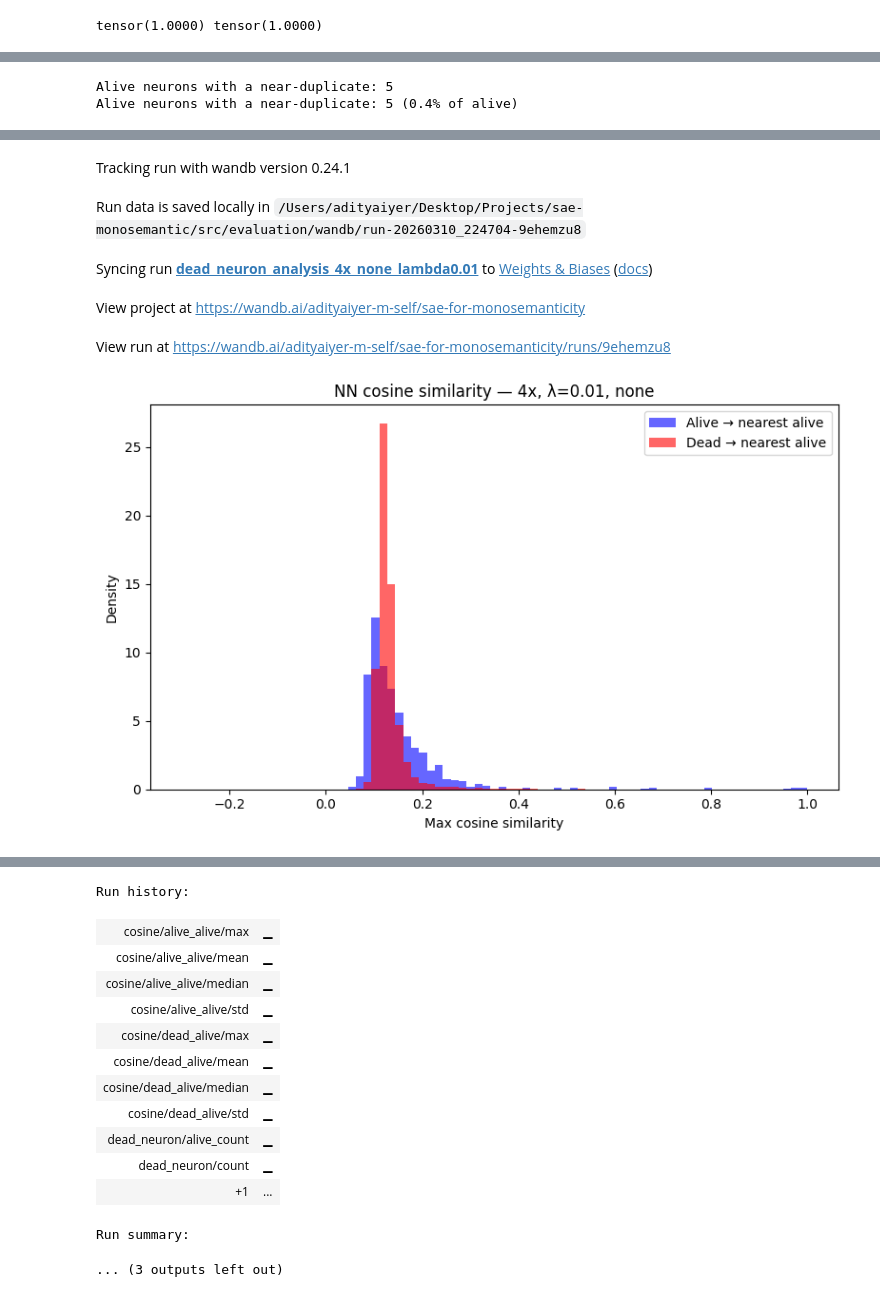
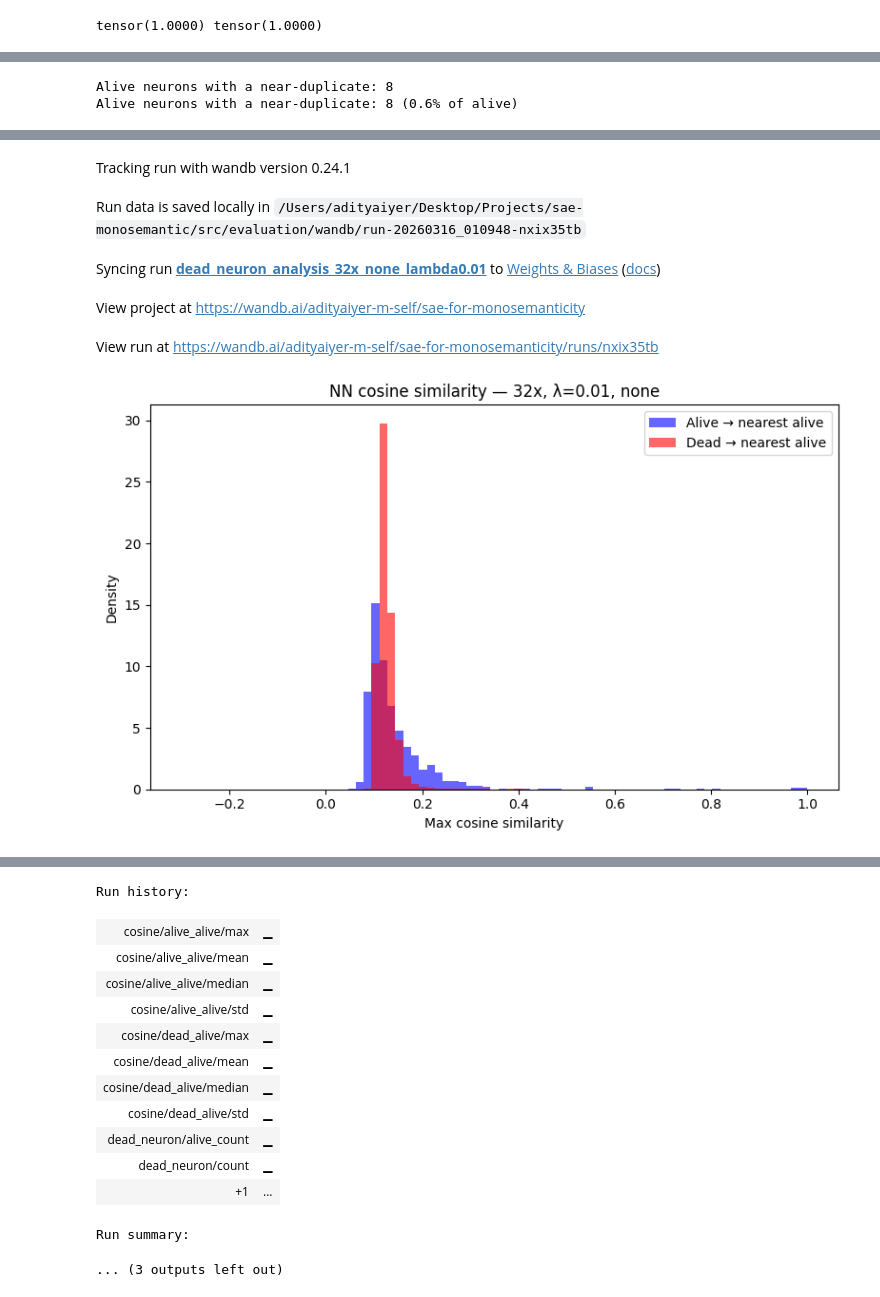
Before and after one commit to adityaiyer7/sae-monosemantic, a Jupyter notebook: src/evaluation/dead_neuron_viz_dummy.ipynb, the cells around one changed output, grey strips where cells are left out. Drawn from its saved outputs; the diff is of its cells as text; code cells hidden in the pictures.

Commit message:
updated code to keep track of dead neurons more accurately

```diff
--- a/src/evaluation/dead_neuron_viz_dummy.ipynb
+++ b/src/evaluation/dead_neuron_viz_dummy.ipynb
@@ -10,14 +14,27 @@ import wandb
 # %%
 from pathlib import Path
 
-expansion_factor = 4
+# --- Set these per run ---
+expansion_factor = 32
+_lambda = 1e-2
+
 model_dim = 768
 
 project_root = Path(__file__).resolve().parents[2] if "__file__" in dir() else Path.cwd().resolve()
 while project_root != project_root.parent and not (project_root / "pyproject.toml").exists():
     project_root = project_root.parent
 
-model_weight_path = project_root / f'model_weights_{expansion_factor}x.pth'
-HF_path = f'thedarkknight7/SAE_monosemanticity_features_{expansion_factor}x'
-db_name = str(project_root / "hf_trial")
-table_name = f"hf_{expansion_factor}x_full"
+load_dotenv(project_root / ".env")
+
+HF_BUCKET        = "hf://buckets/thedarkknight7/sae-for-monosemanticity-model-weights"
+weight_filename  = f"model_weights_{expansion_factor}x_{_lambda}.pth"
+local_weights_dir = project_root / "model_weights"
+model_weight_path = local_weights_dir / weight_filename
+
+HF_path    = f"thedarkknight7/SAE_monosemanticity_features_{expansion_factor}x_{_lambda}"
+db_name    = str(project_root / "hf_trial")
+table_name = f"hf_{expansion_factor}x_{str(_lambda).replace('.', '_')}_full"
+
+print(f"model_weight_path : {model_weight_path}")
+print(f"HF_path           : {HF_path}")
+print(f"table_name        : {table_name}")
@@ -152,11 +190,9 @@ duplicate_idxs = (cosine_similarities_alive_alive.max(dim=1).values > duplicate_
 print(f"Alive neurons with a near-duplicate: {len(duplicate_idxs)}")
 print(f"Alive neurons with a near-duplicate: {len(duplicate_idxs)} ({100 * len(duplicate_idxs) / len(alive_neuron_idxs):.1f}% of alive)")
 # %% [output]
-Alive neurons with a near-duplicate: 5
-Alive neurons with a near-duplicate: 5 (0.4% of alive)
+Alive neurons with a near-duplicate: 8
+Alive neurons with a near-duplicate: 8 (0.6% of alive)
 # %%
-# --- configure these per run ---
-lambda_val        = 0.01   # your L1 coefficient
 sampling_strategy = "none"  # e.g. "random", "topk", "neuron_resample"
 
 # --- derived stats ---
@@ -185,45 +221,45 @@ ax_wandb.hist(nn_alive_vals, bins=bins, alpha=0.6, label='Alive → nearest aliv
 ax_wandb.hist(nn_dead_vals,  bins=bins, alpha=0.6, label='Dead → nearest alive',  color='red',  density=True)
 ax_wandb.set_xlabel('Max cosine similarity')
 ax_wandb.set_ylabel('Density')
-ax_wandb.set_title(f'NN cosine similarity — {expansion_factor}x, λ={lambda_val}, {sampling_strategy}')
+ax_wandb.set_title(f'NN cosine similarity — {expansion_factor}x, λ={_lambda}, {sampling_strategy}')
 ax_wandb.legend()
 plt.tight_layout()
 
 # --- wandb ---
 wandb.init(
     project="sae-for-monosemanticity",
-    name=f"dead_neuron_analysis_{expansion_factor}x_{sampling_strategy}_lambda{lambda_val}",
+    name=f"dead_neuron_analysis_{expansion_factor}x_{sampling_strategy}_lambda{_lambda}",
     config={
         "expansion_factor":   expansion_factor,
         "model_dim":          model_dim,
-        "lambda":             lambda_val,
+        "lambda":             _lambda,
         "sampling_strategy":  sampling_strategy,
     }
 )
 
 wandb.log({
     "dead_neuron/count":       n_dead,
     "dead_neuron/proportion":  dead_proportion,
     "dead_neuron/alive_count": n_alive,
     **dead_alive_stats,
     **alive_alive_stats,
     "cosine/histogram":        wandb.Image(fig_wandb),
     "cosine/dead_alive_dist":  wandb.Histogram(nn_dead_vals),
     "cosine/alive_alive_dist": wandb.Histogram(nn_alive_vals),
 })
 
 plt.show()
 wandb.finish()
 # %% [output]
 wandb: [wandb.login()] Loaded credentials for https://api.wandb.ai from WANDB_API_KEY.
 wandb: Currently logged in as: adityaiyer-m (adityaiyer-m-self) to https://api.wandb.ai. Use `wandb login --relogin` to force relogin
 [interactive output not drawn]
 Tracking run with wandb version 0.24.1
-Run data is saved locally in /Users/adityaiyer/Desktop/Projects/sae-monosemantic/src/evaluation/wandb/run-20260310_224704-9ehemzu8
+Run data is saved locally in /Users/adityaiyer/Desktop/Projects/sae-monosemantic/src/evaluation/wandb/run-20260316_010948-nxix35tb
-Syncing run dead_neuron_analysis_4x_none_lambda0.01 to Weights & Biases (docs)
+Syncing run dead_neuron_analysis_32x_none_lambda0.01 to Weights & Biases (docs)
 View project at https://wandb.ai/adityaiyer-m-self/sae-for-monosemanticity
-View run at https://wandb.ai/adityaiyer-m-self/sae-for-monosemanticity/runs/9ehemzu8
+View run at https://wandb.ai/adityaiyer-m-self/sae-for-monosemanticity/runs/nxix35tb
-[figure, old version]
+[figure, new version]
 [interactive output not drawn]
 Run history:
 | cosine/alive_alive/max | ▁ |
```
Also changed, not shown: parts of 14 cells of this notebook, 3 other files.
